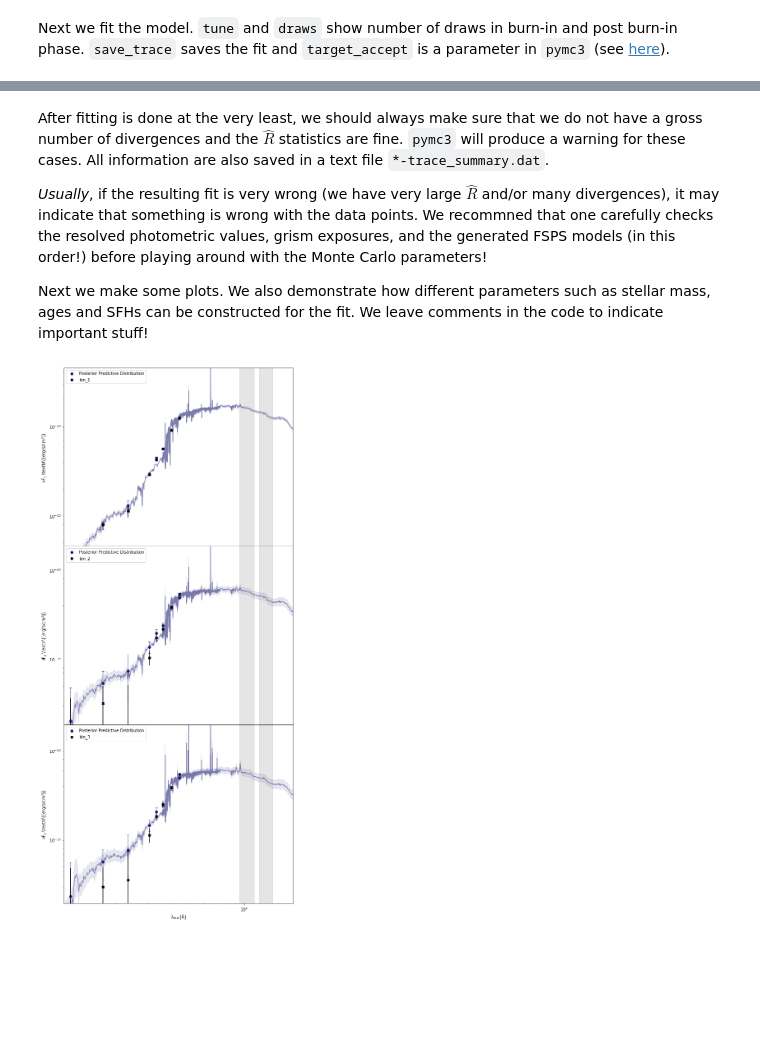
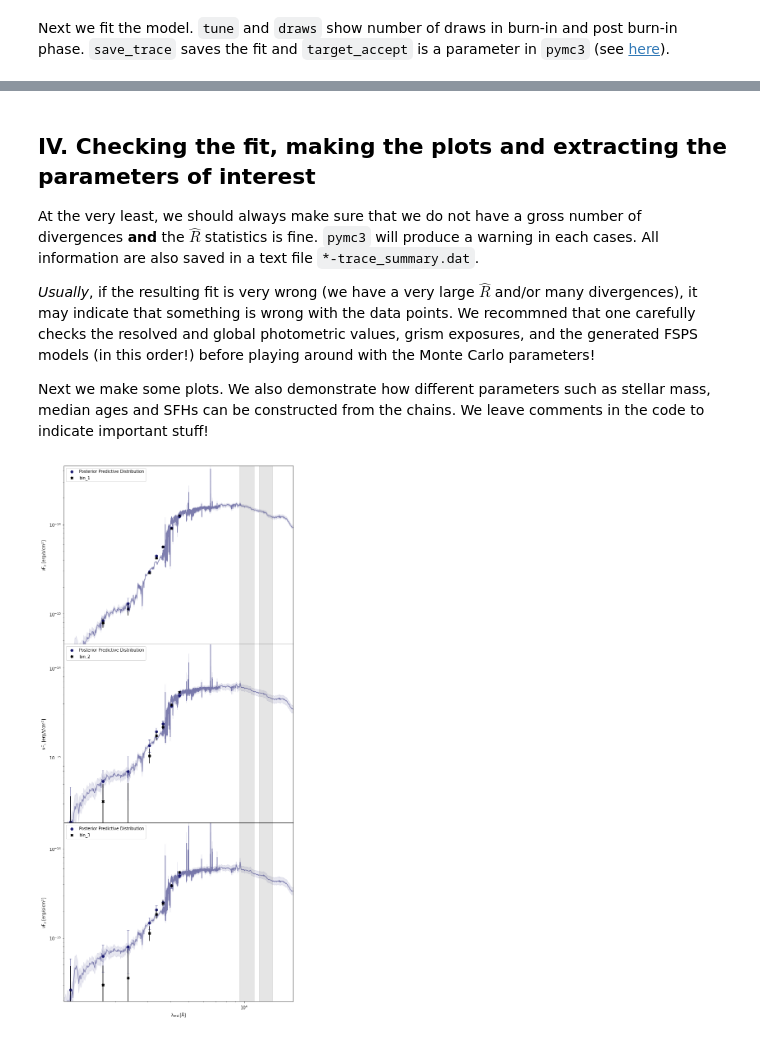
Before and after one commit to astrowhit/requiem2d, a Jupyter notebook: examples/mrg-s1522-analysis.ipynb, the cells around one changed output, grey strips where cells are left out. Drawn from its saved outputs; the diff is of its cells as text; code cells hidden in the pictures; blank space fills up the shorter version.

```diff
--- a/examples/mrg-s1522-analysis.ipynb
+++ b/examples/mrg-s1522-analysis.ipynb
@@ -266,11 +273,13 @@ Sampling 2 chains for 1_000 tune and 1_000 draw iterations (2_000 + 2_000 draws
 The number of effective samples is smaller than 25% for some parameters.
 [interactive output not drawn]
 # %% [markdown]
-After fitting is done at the very least, we should always make sure that we do not have a gross number of divergences and the $\hat{R}$ statistics are fine. `pymc3` will produce a warning for these cases. All information are also saved in a text file `*-trace_summary.dat`.
+## IV. Checking the fit, making the plots and extracting the parameters of interest
 
-*Usually*, if the resulting fit is very wrong (we have very large $\hat{R}$ and/or many divergences), it may indicate that something is wrong with the data points. We recommned that one carefully checks the resolved photometric values, grism exposures, and the generated FSPS models (in this order!) before playing around with the Monte Carlo parameters!
+At the very least, we should always make sure that we do not have a gross number of divergences <b>and</b> the $\hat{R}$ statistics is fine. `pymc3` will produce a warning in each cases. All information are also saved in a text file `*-trace_summary.dat`.
 
-Next we make some plots. We also demonstrate how different parameters such as stellar mass, ages and SFHs can be constructed for the fit. We leave comments in the code to indicate important stuff!
+*Usually*, if the resulting fit is very wrong (we have a very large $\hat{R}$ and/or many divergences), it may indicate that something is wrong with the data points. We recommned that one carefully checks the resolved and global photometric values, grism exposures, and the generated FSPS models (in this order!) before playing around with the Monte Carlo parameters!
+
+Next we make some plots. We also demonstrate how different parameters such as stellar mass, median ages and SFHs can be constructed from the chains. We leave comments in the code to indicate important stuff!
 # %%
 # Plot photometry
 global_bands=['IRAC1', 'IRAC2']
@@ -335,35 +344,35 @@ for bin_counter, id_key in enumerate(list(res_model.st.keys())):
         phot_flam.append(res_model.ref_phot_dict[band][id_key]['flam'])
         phot_eflam.append(res_model.ref_phot_dict[band][id_key]['eflam'])
     phot_flam=np.asarray(phot_flam)
     phot_eflam=np.asarray(phot_eflam)
 
     X = pivot_wave/ (1 + res_model.z)
     Y = phot_flam*(1.0)
     Yerr = phot_eflam*1.0
 
     axes[bin_counter].scatter(X, X*Y , color='black', label=id_key, marker='X')
     axes[bin_counter].errorbar(X, X*Y, yerr=Yerr*X, fmt='.', color='black')
     axes[bin_counter].set_xlim(1050,1.85e4)
     axes[bin_counter].set_ylim((X*Y).mean()*0.1,(X*Y).mean()*10)
 
-    axes[bin_counter].set_ylabel('$\\nu \mathrm{F}_{\\nu}$ \\textbf{[erg/s/$\mathrm{cm}^2$]}')
+    axes[bin_counter].set_ylabel('$\\nu \mathrm{F}_{\\nu}$ [erg/s/$\mathrm{cm}^2$]')
     if id_key=='bin_3':
         axes[bin_counter].set_xlabel('$\mathrm{\lambda}_\mathrm{rest} \, [\mathrm{\AA}]$')
     leg=axes[bin_counter].legend()
     for lh in leg.legendHandles:
         lh.set_alpha(1.0)
 
     axes[bin_counter].set_xscale('log')
     axes[bin_counter].set_yscale('log')
     for band_ in global_bands:
         wl_ = res_model.global_phot_dict[band_]['pysyn'].wave
         th_ = res_model.global_phot_dict[band_]['pysyn'].throughput
         axes[bin_counter].axvspan(wl_[th_>0.8*th_.max()].min()/(res_model.z+1),
                                   wl_[th_>0.8*th_.max()].max()/(res_model.z+1), color='gray', alpha=0.2)
 
 plt.show()
 # %% [output]
-[figure, old version]
+[figure, new version]
 # %%
 def st_extract_1d(st, data, bin=1):
     """extract 1d spectrum from a given array data. Extracted from Grizli"""
```
Also changed, not shown: parts of 10 cells of this notebook, 7 other files.
